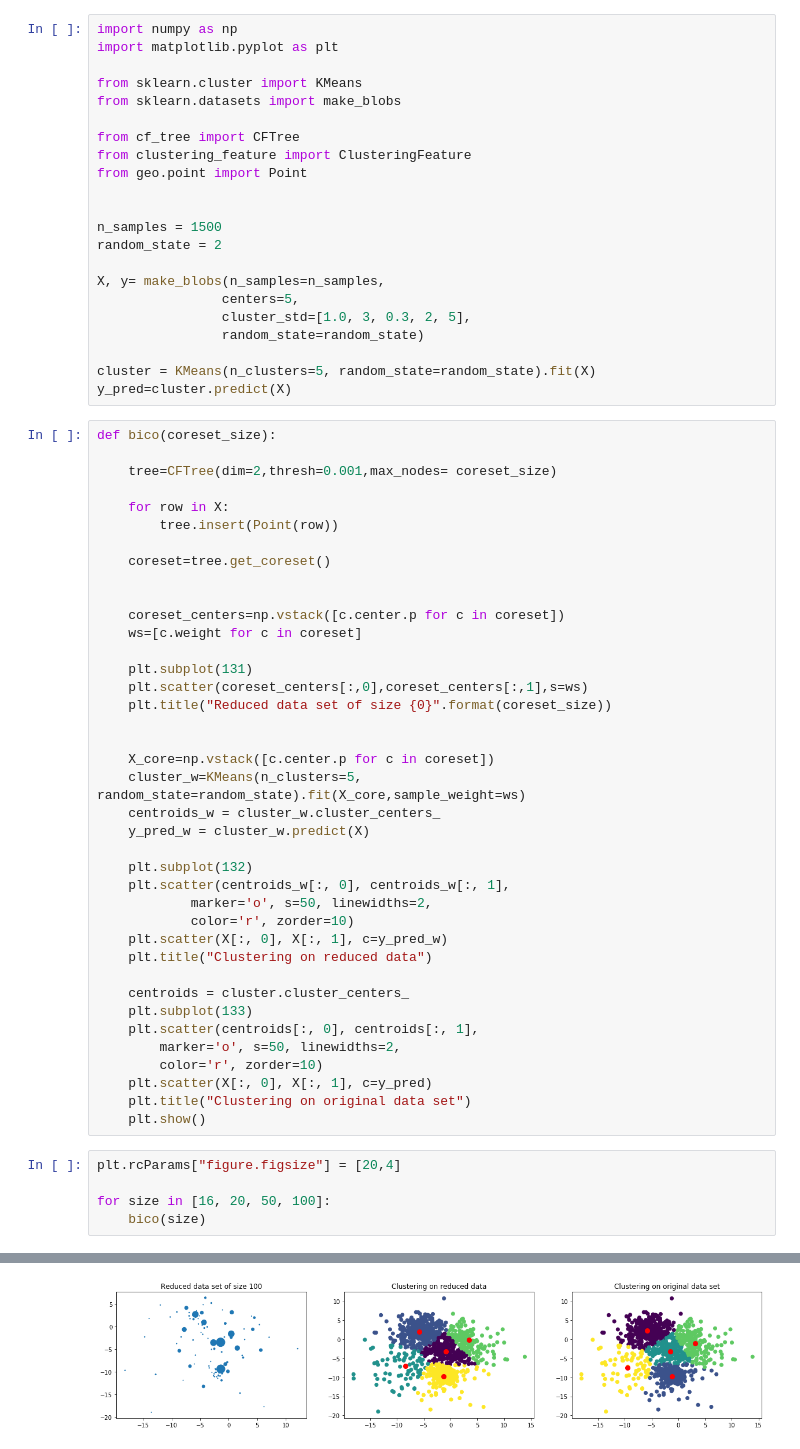
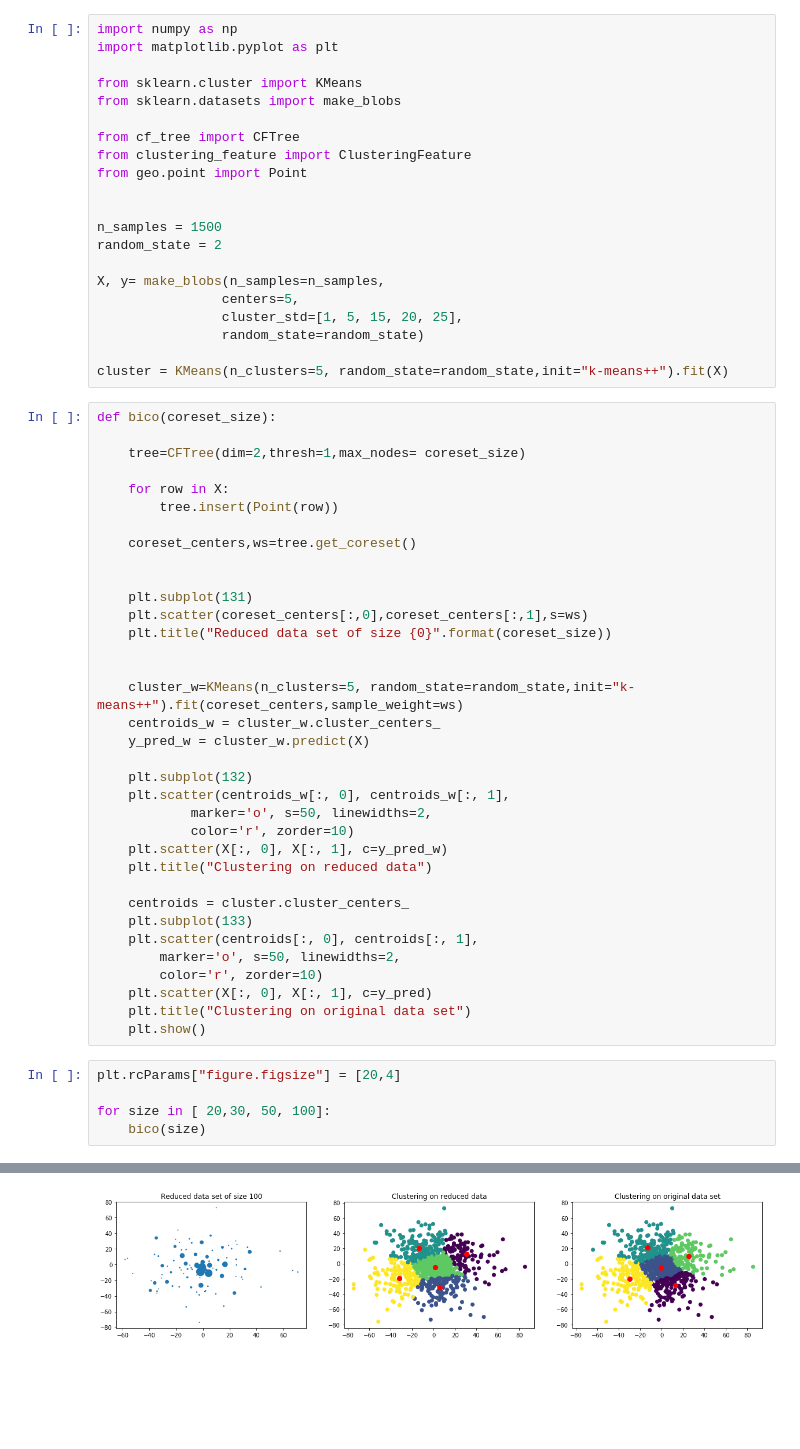
Before and after one commit to Subhy-Albakour/streaming-anomaly-detector, a Jupyter notebook: visualize.ipynb, the cells around one changed output, grey strips where cells are left out. Cells and saved outputs as stored; diff of their text form; blank space fills up the shorter version.

```diff
--- a/visualize.ipynb
+++ b/visualize.ipynb
@@ -15,32 +15,27 @@ random_state = 2
 
 X, y= make_blobs(n_samples=n_samples,
                 centers=5,
-                cluster_std=[1.0, 3, 0.3, 2, 5],
+                cluster_std=[1, 5, 15, 20, 25],
                 random_state=random_state)
 
-cluster = KMeans(n_clusters=5, random_state=random_state).fit(X)
-y_pred=cluster.predict(X)
+cluster = KMeans(n_clusters=5, random_state=random_state,init="k-means++").fit(X)
 # %%
 def bico(coreset_size):
 
-    tree=CFTree(dim=2,thresh=0.001,max_nodes= coreset_size)
+    tree=CFTree(dim=2,thresh=1,max_nodes= coreset_size)
 
     for row in X:
         tree.insert(Point(row))
 
-    coreset=tree.get_coreset()
+    coreset_centers,ws=tree.get_coreset()
 
-
-    coreset_centers=np.vstack([c.center.p for c in coreset])
-    ws=[c.weight for c in coreset]
 
     plt.subplot(131)
     plt.scatter(coreset_centers[:,0],coreset_centers[:,1],s=ws)
     plt.title("Reduced data set of size {0}".format(coreset_size))
 
 
-    X_core=np.vstack([c.center.p for c in coreset])
-    cluster_w=KMeans(n_clusters=5, random_state=random_state).fit(X_core,sample_weight=ws)
+    cluster_w=KMeans(n_clusters=5, random_state=random_state,init="k-means++").fit(coreset_centers,sample_weight=ws)
     centroids_w = cluster_w.cluster_centers_
     y_pred_w = cluster_w.predict(X)
 
@@ -62,6 +57,6 @@ def bico(coreset_size):
 # %%
 plt.rcParams["figure.figsize"] = [20,4]
 
-for size in [16, 20, 50, 100]:
+for size in [ 20,30, 50, 100]:
     bico(size)
 # %% [output]
@@ -71 +66 @@ for size in [16, 20, 50, 100]:
-[figure, old version]
+[figure, new version]
```
Also changed, not shown: parts of 1 cell of this notebook, 10 other files.
